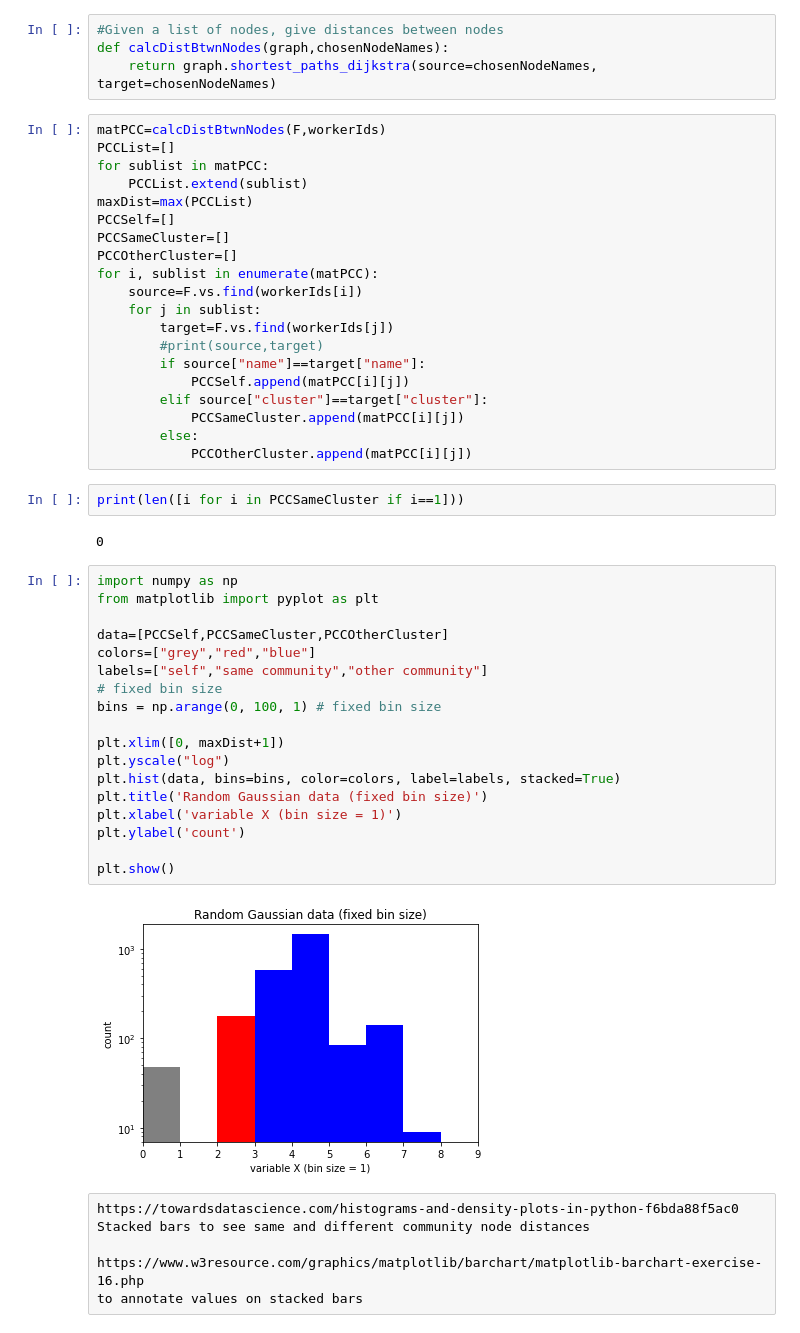
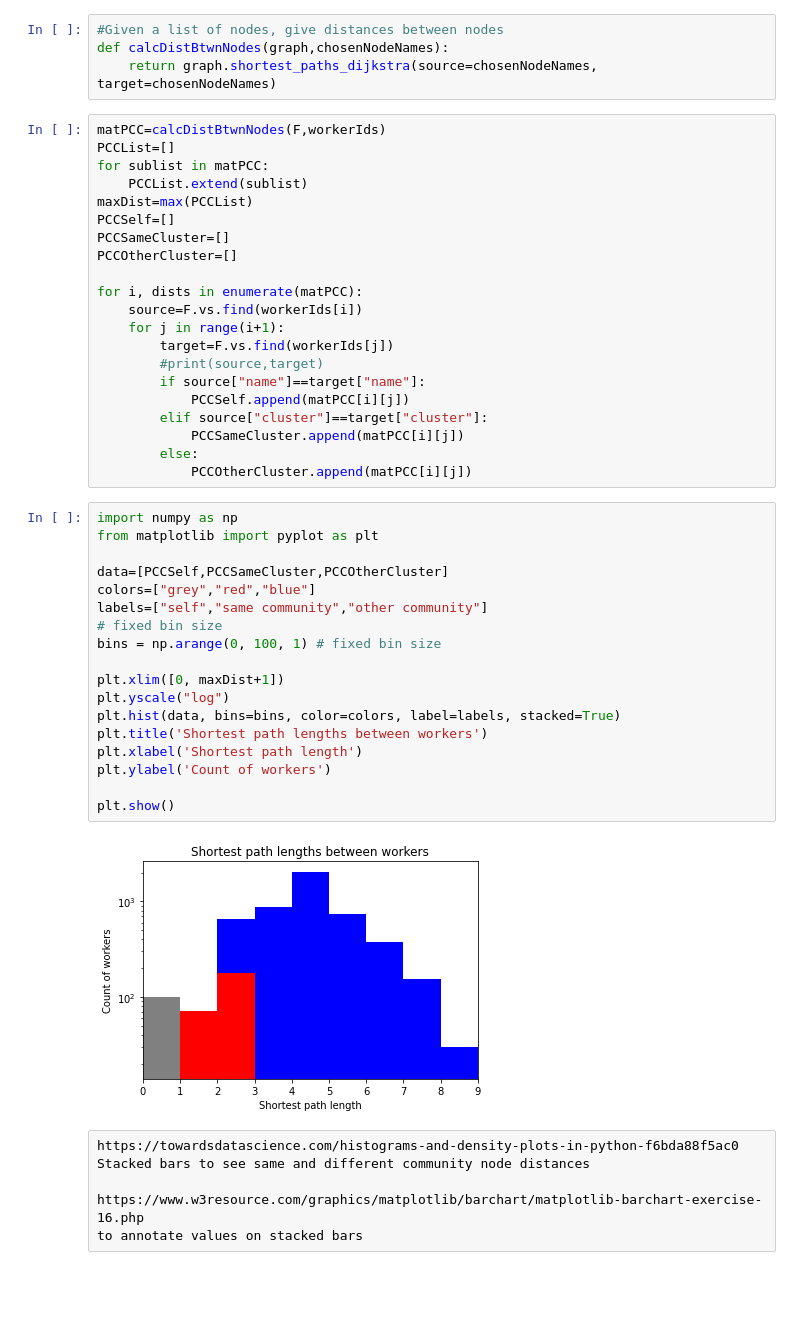
Before and after one commit to mbettinger/collusion-resistant-worker-set-selection, a Jupyter notebook: notebooks/graph-tests.ipynb, the cells around one changed output. Cells and saved outputs as stored; diff of their text form; blank space fills up the shorter version.

```diff
--- a/notebooks/graph-tests.ipynb
+++ b/notebooks/graph-tests.ipynb
@@ -286,9 +309,10 @@ maxDist=max(PCCList)
 PCCSelf=[]
 PCCSameCluster=[]
 PCCOtherCluster=[]
-for i, sublist in enumerate(matPCC):
+
+for i, dists in enumerate(matPCC):
     source=F.vs.find(workerIds[i])
-    for j in sublist:
+    for j in range(i+1):
         target=F.vs.find(workerIds[j])
         #print(source,target)
         if source["name"]==target["name"]:
@@ -297,30 +321,26 @@ for i, sublist in enumerate(matPCC):
             PCCSameCluster.append(matPCC[i][j])
         else:
             PCCOtherCluster.append(matPCC[i][j])
-# %%
-print(len([i for i in PCCSameCluster if i==1]))
-# %% [output]
-0
 # %%
 import numpy as np
 from matplotlib import pyplot as plt
 
 data=[PCCSelf,PCCSameCluster,PCCOtherCluster]
 colors=["grey","red","blue"]
 labels=["self","same community","other community"]
 # fixed bin size
 bins = np.arange(0, 100, 1) # fixed bin size
 
 plt.xlim([0, maxDist+1])
 plt.yscale("log")
 plt.hist(data, bins=bins, color=colors, label=labels, stacked=True)
-plt.title('Random Gaussian data (fixed bin size)')
-plt.xlabel('variable X (bin size = 1)')
-plt.ylabel('count')
+plt.title('Shortest path lengths between workers')
+plt.xlabel('Shortest path length')
+plt.ylabel('Count of workers')
 
 plt.show()
 # %% [output]
-[figure, old version]
+[figure, new version]
 # %% [raw]
 https://towardsdatascience.com/histograms-and-density-plots-in-python-f6bda88f5ac0
 Stacked bars to see same and different community node distances
```
Also changed, not shown: parts of 22 cells of this notebook.
